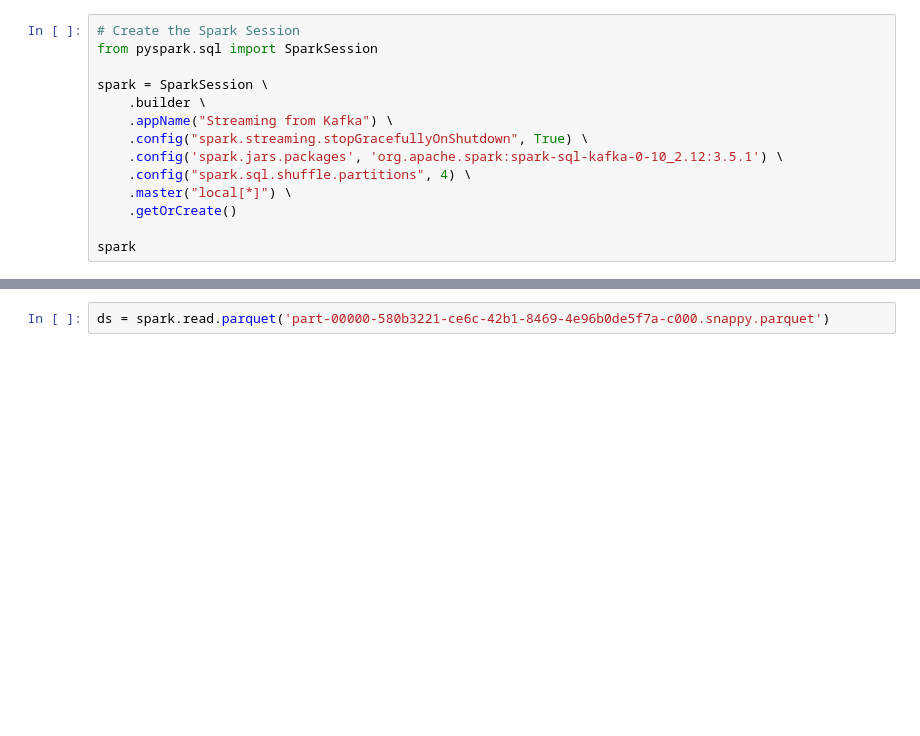
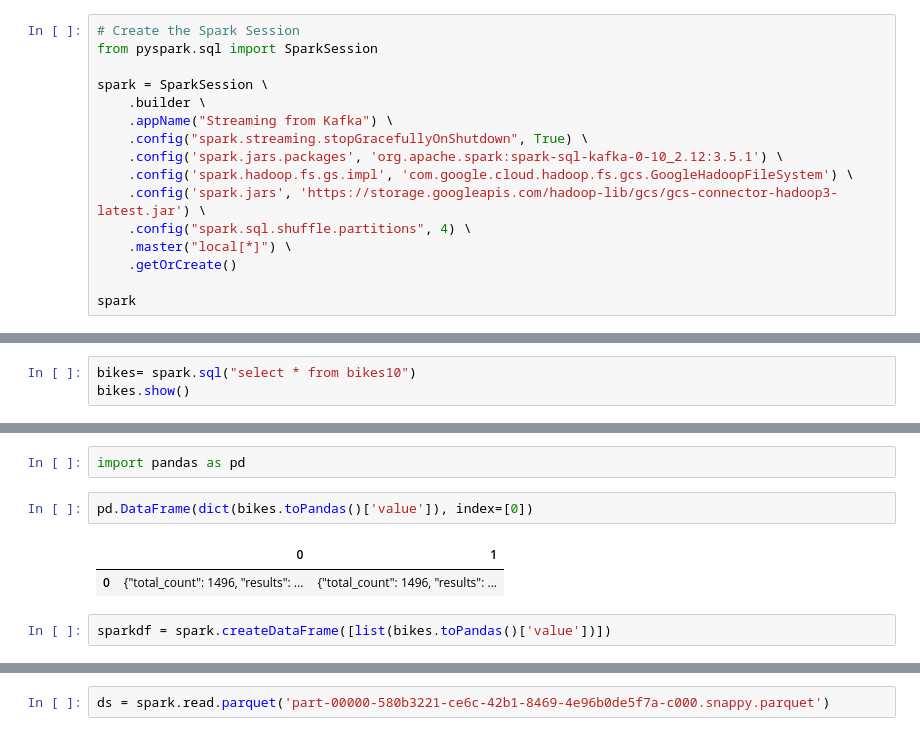
Before and after one commit to Rihab114/Spark-Notebook, a Jupyter notebook: notebooks/Spark-Batch-Consumer.ipynb, the cells around one changed output, grey strips where cells are left out. Cells and saved outputs as stored; diff of their text form; blank space fills up the shorter version.

```diff
--- a/notebooks/Spark-Batch-Consumer.ipynb
+++ b/notebooks/Spark-Batch-Consumer.ipynb
@@ -13,6 +20,8 @@ spark = SparkSession \
     .appName("Streaming from Kafka") \
     .config("spark.streaming.stopGracefullyOnShutdown", True) \
     .config('spark.jars.packages', 'org.apache.spark:spark-sql-kafka-0-10_2.12:3.5.1') \
+    .config('spark.hadoop.fs.gs.impl', 'com.google.cloud.hadoop.fs.gcs.GoogleHadoopFileSystem') \
+    .config('spark.jars', 'https://storage.googleapis.com/hadoop-lib/gcs/gcs-connector-hadoop3-latest.jar') \
     .config("spark.sql.shuffle.partitions", 4) \
     .master("local[*]") \
     .getOrCreate()
@@ -48,0 +90,3 @@ streaming_df = spark.readStream\
+# %%
+bikes= spark.sql("select * from bikes10")
+bikes.show()
@@ -48,0 +137,9 @@ streaming_df = spark.readStream\
+# %%
+import pandas as pd
+# %%
+pd.DataFrame(dict(bikes.toPandas()['value']), index=[0])
+# %% [output]
+|  | 0 | 1 |
+| 0 | {"total_count": 1496, "results": ... | {"total_count": 1496, "results": ... |
+# %%
+sparkdf = spark.createDataFrame([list(bikes.toPandas()['value'])])
```
Also changed, not shown: parts of 33 cells of this notebook, 5 other files.
